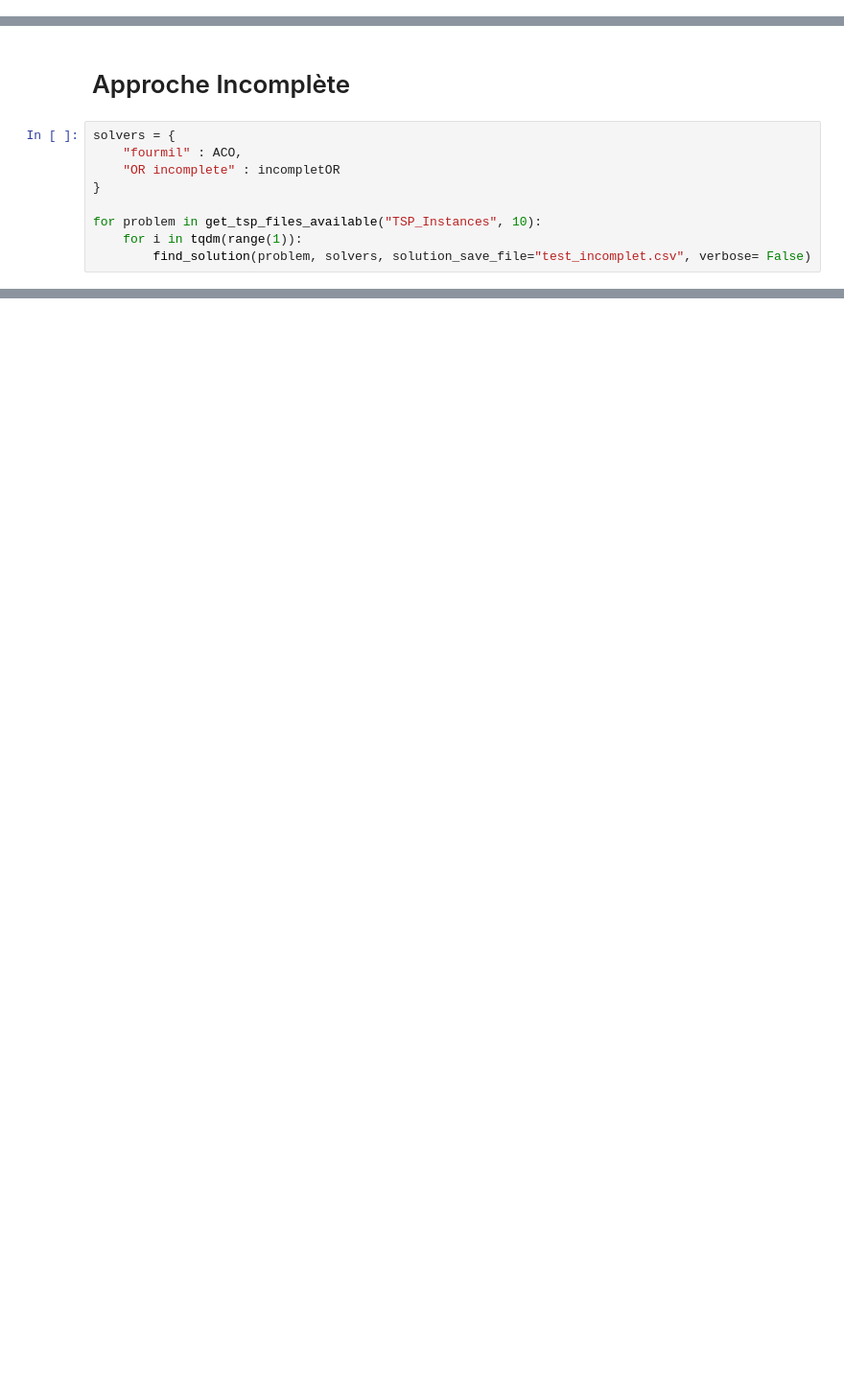
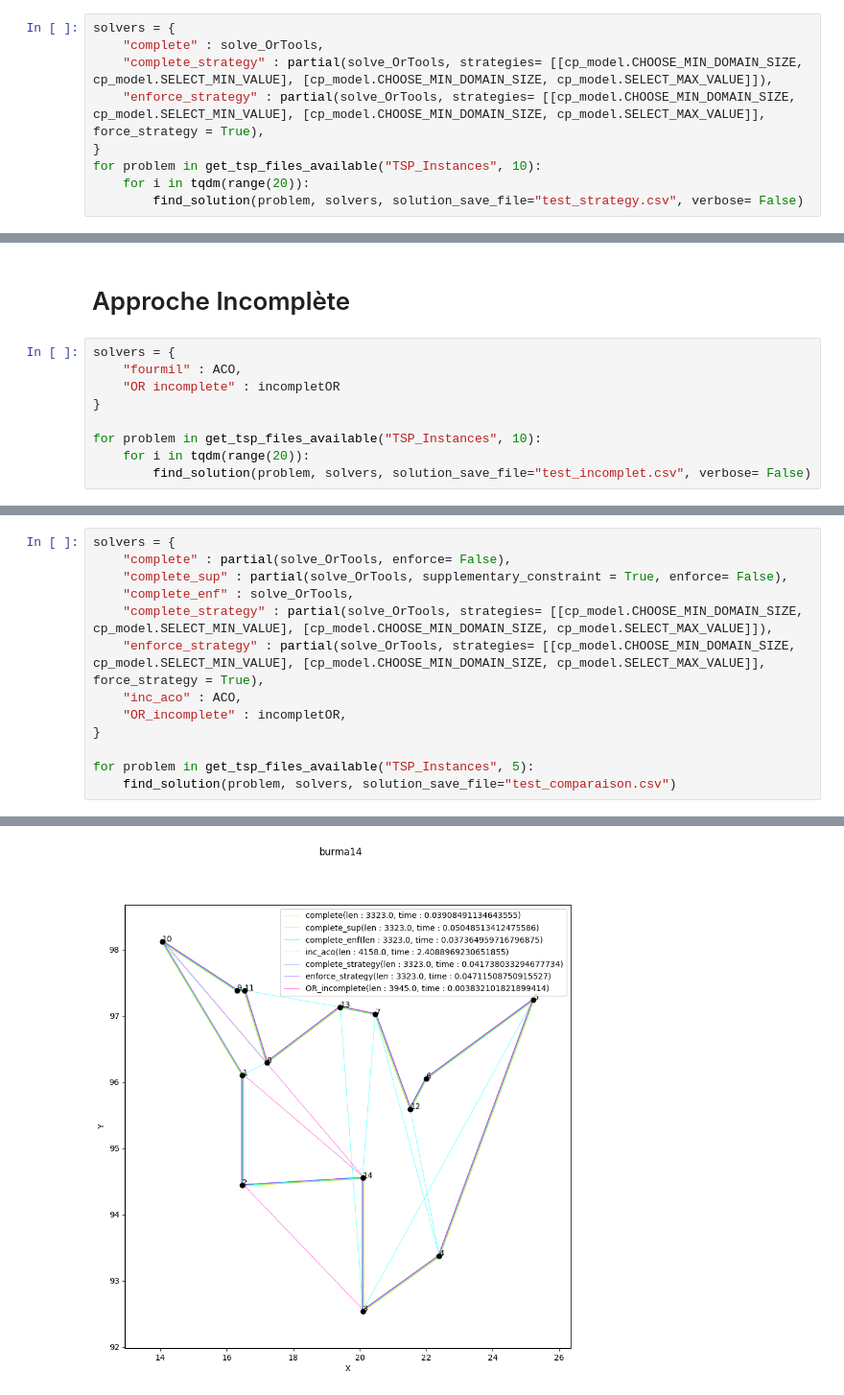
Before and after one commit to ajreckof/GCC, a Jupyter notebook: projet.ipynb, the cells around one changed output, grey strips where cells are left out. Shown at 96% size. Drawn from its saved outputs; the diff is of its cells as text; blank space fills up the shorter version.

```diff
--- a/projet.ipynb
+++ b/projet.ipynb
@@ -33,0 +39,9 @@ pivot_and_plot(grouped_df.mean())
+# %%
+solvers = {
+    "complete" : solve_OrTools,
+    "complete_strategy" : partial(solve_OrTools, strategies= [[cp_model.CHOOSE_MIN_DOMAIN_SIZE, cp_model.SELECT_MIN_VALUE], [cp_model.CHOOSE_MIN_DOMAIN_SIZE, cp_model.SELECT_MAX_VALUE]]),
+    "enforce_strategy" : partial(solve_OrTools, strategies= [[cp_model.CHOOSE_MIN_DOMAIN_SIZE, cp_model.SELECT_MIN_VALUE], [cp_model.CHOOSE_MIN_DOMAIN_SIZE, cp_model.SELECT_MAX_VALUE]], force_strategy = True),
+}
+for problem in get_tsp_files_available("TSP_Instances", 10):
+    for i in tqdm(range(20)):
+        find_solution(problem, solvers, solution_save_file="test_strategy.csv", verbose= False)
@@ -40,6 +59,6 @@ solvers = {
 }
 
 for problem in get_tsp_files_available("TSP_Instances", 10):
-    for i in tqdm(range(1)):
+    for i in tqdm(range(20)):
         find_solution(problem, solvers, solution_save_file="test_incomplet.csv", verbose= False)
 # %%
@@ -51,0 +74,14 @@ pivot_and_plot(df, value='len')
+# %%
+solvers = {
+    "complete" : partial(solve_OrTools, enforce= False),
+    "complete_sup" : partial(solve_OrTools, supplementary_constraint = True, enforce= False),
+    "complete_enf" : solve_OrTools,
+    "complete_strategy" : partial(solve_OrTools, strategies= [[cp_model.CHOOSE_MIN_DOMAIN_SIZE, cp_model.SELECT_MIN_VALUE], [cp_model.CHOOSE_MIN_DOMAIN_SIZE, cp_model.SELECT_MAX_VALUE]]),
+    "enforce_strategy" : partial(solve_OrTools, strategies= [[cp_model.CHOOSE_MIN_DOMAIN_SIZE, cp_model.SELECT_MIN_VALUE], [cp_model.CHOOSE_MIN_DOMAIN_SIZE, cp_model.SELECT_MAX_VALUE]], force_strategy = True),
+    "inc_aco" : ACO,
+    "OR_incomplete" : incompletOR,
+}
+
+for problem in get_tsp_files_available("TSP_Instances", 5):
+    find_solution(problem, solvers, solution_save_file="test_comparaison.csv")
+# %% [output]
@@ -51,0 +103 @@ pivot_and_plot(df, value='len')
+[figure, added]
```
Also changed, not shown: parts of 13 cells of this notebook, 10 other files.
